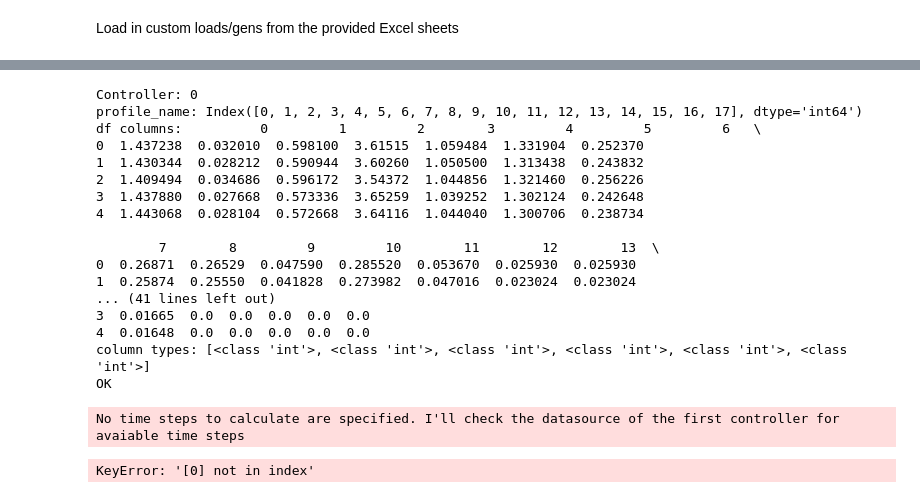
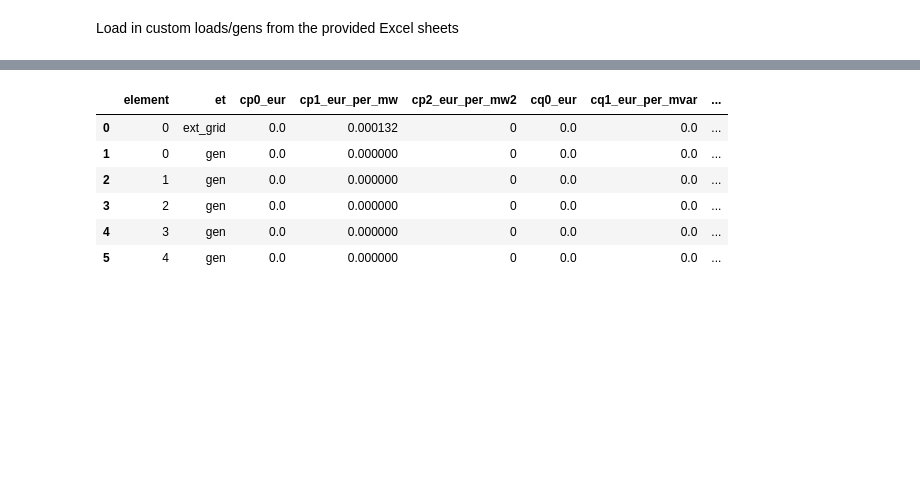
Before and after one commit to viktorcus/idp-grid-stability, a Jupyter notebook: src/gridtest.ipynb, the cells around one changed output, grey strips where cells are left out. Drawn from its saved outputs; the diff is of its cells as text; code cells hidden in the pictures; blank space fills up the shorter version.

```diff
--- a/src/gridtest.ipynb
+++ b/src/gridtest.ipynb
@@ -215,13 +234,8 @@ Index([0, 1, 2, 3, 4, 5], dtype='int64')
 # %%
-def run_test(net, **kwargs):
-    runpp(net=net, **kwargs)
-    bus_vm_pu_limits(net)
-    line_loading_limits(net)
-
 ow = OutputWriter(net,
                   output_path="..\\results",
                   output_file_type='.csv', csv_separator=",")
 ow.log_variable("res_storage", "p_mw")
 ow.log_variable("storage", "soc_percent")
 run_timeseries(net, continue_on_divergence=True
-               , max_iteration=40, verbose=True, run=run_test)
+               , max_iteration=40, verbose=True)
@@ -228,60 +257,10 @@ run_timeseries(net, continue_on_divergence=True
 # %%
-import profileloader as pl
-net = case30()
-test_date = "5/8/2026"
-
-# import profiles for timeseries data
-load_control = pl.json_to_net_generic(net, "load", date=test_date)
-hydro_control = pl.json_to_net_hydro(net, date=test_date)
-gen_control = pl.json_to_net_pv(net, date=test_date)
-tariff_control = pl.json_to_net_generic(net, "poly_cost", date=test_date)
+net.poly_cost
+# %% [output]
+|  | element | et | cp0_eur | cp1_eur_per_mw | cp2_eur_per_mw2 | cq0_eur | cq1_eur_per_mvar | ... |
+| 0 | 0 | ext_grid | 0.0 | 0.000132 | 0 | 0.0 | 0.0 | ... |
+| 1 | 0 | gen | 0.0 | 0.000000 | 0 | 0.0 | 0.0 | ... |
+| 2 | 1 | gen | 0.0 | 0.000000 | 0 | 0.0 | 0.0 | ... |
+| 3 | 2 | gen | 0.0 | 0.000000 | 0 | 0.0 | 0.0 | ... |
+| 4 | 3 | gen | 0.0 | 0.000000 | 0 | 0.0 | 0.0 | ... |
+| 5 | 4 | gen | 0.0 | 0.000000 | 0 | 0.0 | 0.0 | ... |
-# %%
-for i, row in net.controller.iterrows():
-    ctrl = row.object
-
-    print("\nController:", i)
-    print("profile_name:", ctrl.profile_name)
-
-    try:
-        print("df columns:", ctrl.data_source.df.columns)
-        print("column types:",
-              [type(c) for c in ctrl.data_source.df.columns])
-
-        test = ctrl.data_source.df.loc[0, ctrl.profile_name]
-        print("OK")
-
-    except Exception as e:
-        print("FAILED:", e)
-# %% [output]
-Controller: 0
-profile_name: Index([0, 1, 2, 3, 4, 5, 6, 7, 8, 9, 10, 11, 12, 13, 14, 15, 16, 17], dtype='int64')
-df columns:          0         1         2        3         4         5         6   \
-0  1.437238  0.032010  0.598100  3.61515  1.059484  1.331904  0.252370
-1  1.430344  0.028212  0.590944  3.60260  1.050500  1.313438  0.243832
-2  1.409494  0.034686  0.596172  3.54372  1.044856  1.321460  0.256226
-3  1.437880  0.027668  0.573336  3.65259  1.039252  1.302124  0.242648
-4  1.443068  0.028104  0.572668  3.64116  1.044040  1.300706  0.238734
-
-        7        8         9         10        11        12        13  \
-0  0.26871  0.26529  0.047590  0.285520  0.053670  0.025930  0.025930
-1  0.25874  0.25550  0.041828  0.273982  0.047016  0.023024  0.023024
-... (41 lines left out)
-3  0.01665  0.0  0.0  0.0  0.0  0.0
-4  0.01648  0.0  0.0  0.0  0.0  0.0
-column types: [<class 'int'>, <class 'int'>, <class 'int'>, <class 'int'>, <class 'int'>, <class 'int'>]
-OK
-# %%
-def run_test(net, **kwargs):
-    runpp(net=net, **kwargs)
-    bus_vm_pu_limits(net)
-    line_loading_limits(net)
-
-ow = OutputWriter(net,
-                  output_path="..\\results",
-                  output_file_type='.csv', csv_separator=",")
-ow.log_variable("res_storage", "p_mw")
-ow.log_variable("storage", "soc_percent")
-run_timeseries(net, continue_on_divergence=True, max_iteration=40, verbose=True, run=run_test)
-# %% [output]
-No time steps to calculate are specified. I'll check the datasource of the first controller for avaiable time steps
-KeyError: '[0] not in index'
```
Also changed, not shown: parts of 15 cells of this notebook, 2 other files.
